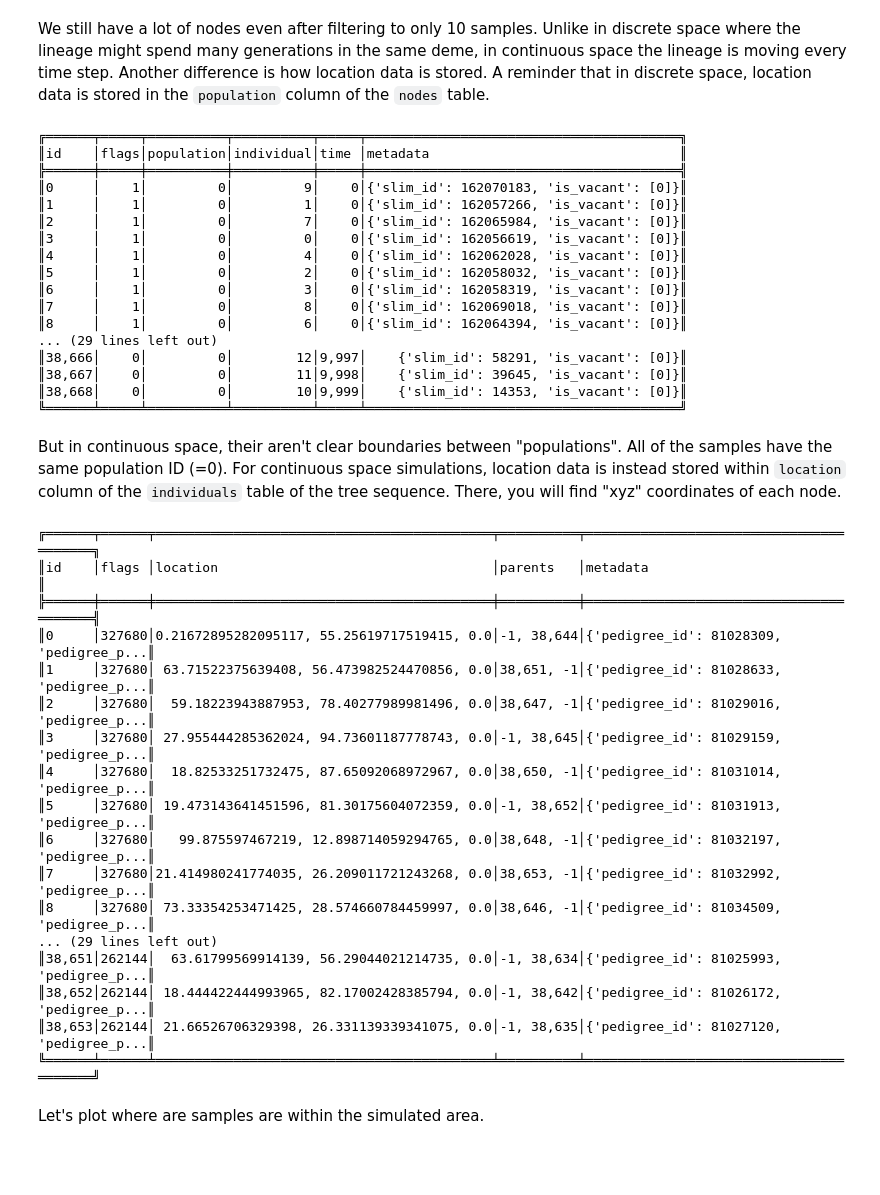
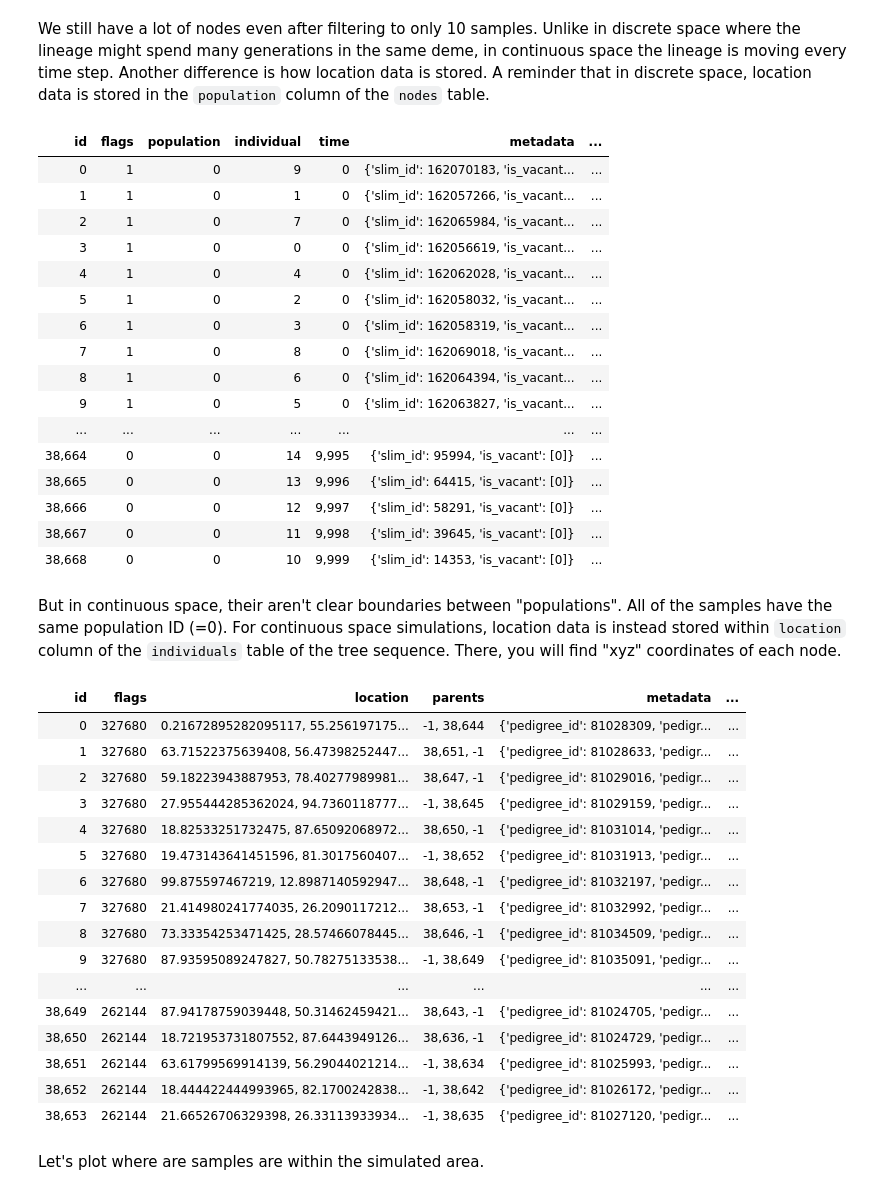
Before and after one commit to kitchensjn/ARGevol2025_Day3_Workshop, a Jupyter notebook: 2_ContinuousSpaceWithSLiM.ipynb, the cells around one changed output. Drawn from its saved outputs; the diff is of its cells as text; code cells hidden in the pictures; blank space fills up the shorter version.

```diff
--- a/2_ContinuousSpaceWithSLiM.ipynb
+++ b/2_ContinuousSpaceWithSLiM.ipynb
@@ -135,47 +137,47 @@ print(ts_trimmed)
 # %% [markdown]
 We still have a lot of nodes even after filtering to only 10 samples. Unlike in discrete space where the lineage might spend many generations in the same deme, in continuous space the lineage is moving every time step. Another difference is how location data is stored. A reminder that in discrete space, location data is stored in the `population` column of the `nodes` table.
 # %%
-print(ts_trimmed.tables.nodes)
+ts_trimmed.tables.nodes
 # %% [output]
-╔══════╤═════╤══════════╤══════════╤═════╤════════════════════════════════════════╗
-║id    │flags│population│individual│time │metadata                                ║
-╠══════╪═════╪══════════╪══════════╪═════╪════════════════════════════════════════╣
-║0     │    1│         0│         9│    0│{'slim_id': 162070183, 'is_vacant': [0]}║
-║1     │    1│         0│         1│    0│{'slim_id': 162057266, 'is_vacant': [0]}║
-║2     │    1│         0│         7│    0│{'slim_id': 162065984, 'is_vacant': [0]}║
-║3     │    1│         0│         0│    0│{'slim_id': 162056619, 'is_vacant': [0]}║
-║4     │    1│         0│         4│    0│{'slim_id': 162062028, 'is_vacant': [0]}║
-║5     │    1│         0│         2│    0│{'slim_id': 162058032, 'is_vacant': [0]}║
-║6     │    1│         0│         3│    0│{'slim_id': 162058319, 'is_vacant': [0]}║
-║7     │    1│         0│         8│    0│{'slim_id': 162069018, 'is_vacant': [0]}║
-║8     │    1│         0│         6│    0│{'slim_id': 162064394, 'is_vacant': [0]}║
-... (29 lines left out)
-║38,666│    0│         0│        12│9,997│    {'slim_id': 58291, 'is_vacant': [0]}║
-║38,667│    0│         0│        11│9,998│    {'slim_id': 39645, 'is_vacant': [0]}║
-║38,668│    0│         0│        10│9,999│    {'slim_id': 14353, 'is_vacant': [0]}║
-╚══════╧═════╧══════════╧══════════╧═════╧════════════════════════════════════════╝
+| id | flags | population | individual | time | metadata | ... |
+| 0 | 1 | 0 | 9 | 0 | {'slim_id': 162070183, 'is_vacant... | ... |
+| 1 | 1 | 0 | 1 | 0 | {'slim_id': 162057266, 'is_vacant... | ... |
+| 2 | 1 | 0 | 7 | 0 | {'slim_id': 162065984, 'is_vacant... | ... |
+| 3 | 1 | 0 | 0 | 0 | {'slim_id': 162056619, 'is_vacant... | ... |
+| 4 | 1 | 0 | 4 | 0 | {'slim_id': 162062028, 'is_vacant... | ... |
+| 5 | 1 | 0 | 2 | 0 | {'slim_id': 162058032, 'is_vacant... | ... |
+| 6 | 1 | 0 | 3 | 0 | {'slim_id': 162058319, 'is_vacant... | ... |
+| 7 | 1 | 0 | 8 | 0 | {'slim_id': 162069018, 'is_vacant... | ... |
+| 8 | 1 | 0 | 6 | 0 | {'slim_id': 162064394, 'is_vacant... | ... |
+| 9 | 1 | 0 | 5 | 0 | {'slim_id': 162063827, 'is_vacant... | ... |
+| ... | ... | ... | ... | ... | ... | ... |
+| 38,664 | 0 | 0 | 14 | 9,995 | {'slim_id': 95994, 'is_vacant': [0]} | ... |
+| 38,665 | 0 | 0 | 13 | 9,996 | {'slim_id': 64415, 'is_vacant': [0]} | ... |
+| 38,666 | 0 | 0 | 12 | 9,997 | {'slim_id': 58291, 'is_vacant': [0]} | ... |
+| 38,667 | 0 | 0 | 11 | 9,998 | {'slim_id': 39645, 'is_vacant': [0]} | ... |
+| 38,668 | 0 | 0 | 10 | 9,999 | {'slim_id': 14353, 'is_vacant': [0]} | ... |
 # %% [markdown]
 But in continuous space, their aren't clear boundaries between "populations". All of the samples have the same population ID (=0). For continuous space simulations, location data is instead stored within `location` column of the `individuals` table of the tree sequence. There, you will find "xyz" coordinates of each node.
 # %%
-print(ts_trimmed.tables.individuals)
+ts_trimmed.tables.individuals
 # %% [output]
-╔══════╤══════╤═══════════════════════════════════════════╤══════════╤════════════════════════════════════════╗
-║id    │flags │location                                   │parents   │metadata                                ║
-╠══════╪══════╪═══════════════════════════════════════════╪══════════╪════════════════════════════════════════╣
-║0     │327680│0.21672895282095117, 55.25619717519415, 0.0│-1, 38,644│{'pedigree_id': 81028309, 'pedigree_p...║
-║1     │327680│ 63.71522375639408, 56.473982524470856, 0.0│38,651, -1│{'pedigree_id': 81028633, 'pedigree_p...║
-║2     │327680│  59.18223943887953, 78.40277989981496, 0.0│38,647, -1│{'pedigree_id': 81029016, 'pedigree_p...║
-║3     │327680│ 27.955444285362024, 94.73601187778743, 0.0│-1, 38,645│{'pedigree_id': 81029159, 'pedigree_p...║
-║4     │327680│  18.82533251732475, 87.65092068972967, 0.0│38,650, -1│{'pedigree_id': 81031014, 'pedigree_p...║
-║5     │327680│ 19.473143641451596, 81.30175604072359, 0.0│-1, 38,652│{'pedigree_id': 81031913, 'pedigree_p...║
-║6     │327680│   99.875597467219, 12.898714059294765, 0.0│38,648, -1│{'pedigree_id': 81032197, 'pedigree_p...║
-║7     │327680│21.414980241774035, 26.209011721243268, 0.0│38,653, -1│{'pedigree_id': 81032992, 'pedigree_p...║
-║8     │327680│ 73.33354253471425, 28.574660784459997, 0.0│38,646, -1│{'pedigree_id': 81034509, 'pedigree_p...║
-... (29 lines left out)
-║38,651│262144│  63.61799569914139, 56.29044021214735, 0.0│-1, 38,634│{'pedigree_id': 81025993, 'pedigree_p...║
-║38,652│262144│ 18.444422444993965, 82.17002428385794, 0.0│-1, 38,642│{'pedigree_id': 81026172, 'pedigree_p...║
-║38,653│262144│ 21.66526706329398, 26.331139339341075, 0.0│-1, 38,635│{'pedigree_id': 81027120, 'pedigree_p...║
-╚══════╧══════╧═══════════════════════════════════════════╧══════════╧════════════════════════════════════════╝
+| id | flags | location | parents | metadata | ... |
+| 0 | 327680 | 0.21672895282095117, 55.256197175... | -1, 38,644 | {'pedigree_id': 81028309, 'pedigr... | ... |
+| 1 | 327680 | 63.71522375639408, 56.47398252447... | 38,651, -1 | {'pedigree_id': 81028633, 'pedigr... | ... |
+| 2 | 327680 | 59.18223943887953, 78.40277989981... | 38,647, -1 | {'pedigree_id': 81029016, 'pedigr... | ... |
+| 3 | 327680 | 27.955444285362024, 94.7360118777... | -1, 38,645 | {'pedigree_id': 81029159, 'pedigr... | ... |
+| 4 | 327680 | 18.82533251732475, 87.65092068972... | 38,650, -1 | {'pedigree_id': 81031014, 'pedigr... | ... |
+| 5 | 327680 | 19.473143641451596, 81.3017560407... | -1, 38,652 | {'pedigree_id': 81031913, 'pedigr... | ... |
+| 6 | 327680 | 99.875597467219, 12.8987140592947... | 38,648, -1 | {'pedigree_id': 81032197, 'pedigr... | ... |
+| 7 | 327680 | 21.414980241774035, 26.2090117212... | 38,653, -1 | {'pedigree_id': 81032992, 'pedigr... | ... |
+| 8 | 327680 | 73.33354253471425, 28.57466078445... | 38,646, -1 | {'pedigree_id': 81034509, 'pedigr... | ... |
+| 9 | 327680 | 87.93595089247827, 50.78275133538... | -1, 38,649 | {'pedigree_id': 81035091, 'pedigr... | ... |
+| ... | ... | ... | ... | ... | ... |
+| 38,649 | 262144 | 87.94178759039448, 50.31462459421... | 38,643, -1 | {'pedigree_id': 81024705, 'pedigr... | ... |
+| 38,650 | 262144 | 18.721953731807552, 87.6443949126... | 38,636, -1 | {'pedigree_id': 81024729, 'pedigr... | ... |
+| 38,651 | 262144 | 63.61799569914139, 56.29044021214... | -1, 38,634 | {'pedigree_id': 81025993, 'pedigr... | ... |
+| 38,652 | 262144 | 18.444422444993965, 82.1700242838... | -1, 38,642 | {'pedigree_id': 81026172, 'pedigr... | ... |
+| 38,653 | 262144 | 21.66526706329398, 26.33113933934... | -1, 38,635 | {'pedigree_id': 81027120, 'pedigr... | ... |
 # %% [markdown]
 Let's plot where are samples are within the simulated area.
 # %%
```
Also changed, not shown: parts of 3 cells of this notebook, 6 other files.
